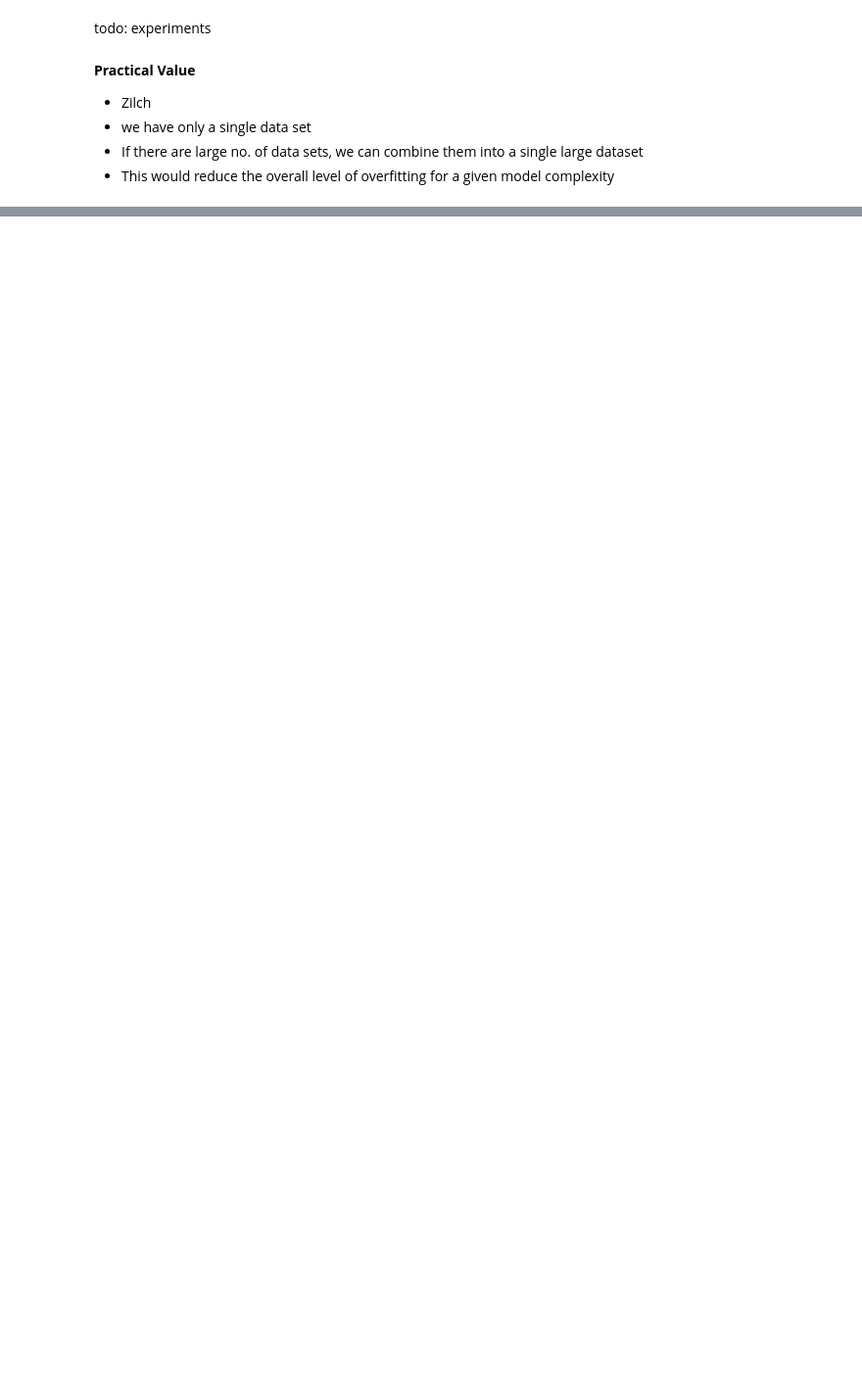
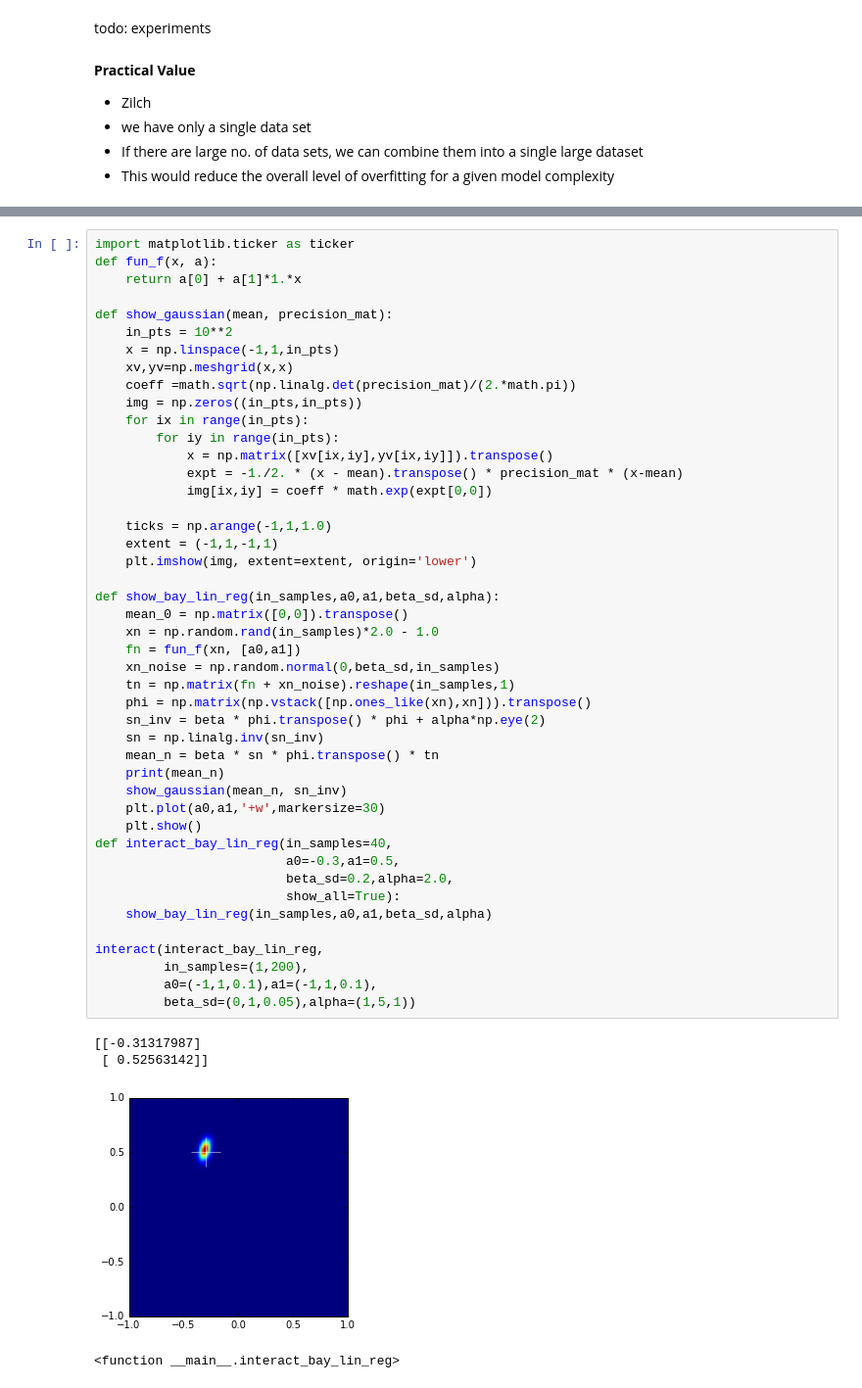
Before and after one commit to john-von-seneca/ml-and-what-not, a Jupyter notebook: void-main/linear-models/Linear Models for Regression.ipynb, the cells around one changed output, grey strips where cells are left out. Shown at 98% size. Drawn from its saved outputs; the diff is of its cells as text; blank space fills up the shorter version.

```diff
--- a/void-main/linear-models/Linear Models for Regression.ipynb
+++ b/void-main/linear-models/Linear Models for Regression.ipynb
@@ -584,0 +803,50 @@ todo: experiments
+# %%
+import matplotlib.ticker as ticker
+def fun_f(x, a):
+    return a[0] + a[1]*1.*x
+
+def show_gaussian(mean, precision_mat):
+    in_pts = 10**2
+    x = np.linspace(-1,1,in_pts)
+    xv,yv=np.meshgrid(x,x)
+    coeff =math.sqrt(np.linalg.det(precision_mat)/(2.*math.pi))
+    img = np.zeros((in_pts,in_pts))
+    for ix in range(in_pts):
+        for iy in range(in_pts):
+            x = np.matrix([xv[ix,iy],yv[ix,iy]]).transpose()
+            expt = -1./2. * (x - mean).transpose() * precision_mat * (x-mean)
+            img[ix,iy] = coeff * math.exp(expt[0,0])
+
+    ticks = np.arange(-1,1,1.0)
+    extent = (-1,1,-1,1)
+    plt.imshow(img, extent=extent, origin='lower')
+
+def show_bay_lin_reg(in_samples,a0,a1,beta_sd,alpha):
+    mean_0 = np.matrix([0,0]).transpose()
+    xn = np.random.rand(in_samples)*2.0 - 1.0
+    fn = fun_f(xn, [a0,a1])
+    xn_noise = np.random.normal(0,beta_sd,in_samples)
+    tn = np.matrix(fn + xn_noise).reshape(in_samples,1)
+    phi = np.matrix(np.vstack([np.ones_like(xn),xn])).transpose()
+    sn_inv = beta * phi.transpose() * phi + alpha*np.eye(2)
+    sn = np.linalg.inv(sn_inv)
+    mean_n = beta * sn * phi.transpose() * tn
+    print(mean_n)
+    show_gaussian(mean_n, sn_inv)
+    plt.plot(a0,a1,'+w',markersize=30)
+    plt.show()
+def interact_bay_lin_reg(in_samples=40,
+                         a0=-0.3,a1=0.5,
+                         beta_sd=0.2,alpha=2.0,
+                         show_all=True):
+    show_bay_lin_reg(in_samples,a0,a1,beta_sd,alpha)
+
+interact(interact_bay_lin_reg,
+         in_samples=(1,200),
+         a0=(-1,1,0.1),a1=(-1,1,0.1),
+         beta_sd=(0,1,0.05),alpha=(1,5,1))
+# %% [output]
+[[-0.31317987]
+ [ 0.52563142]]
+[figure, added]
+<function __main__.interact_bay_lin_reg>
```
Also changed, not shown: parts of 25 cells of this notebook.
